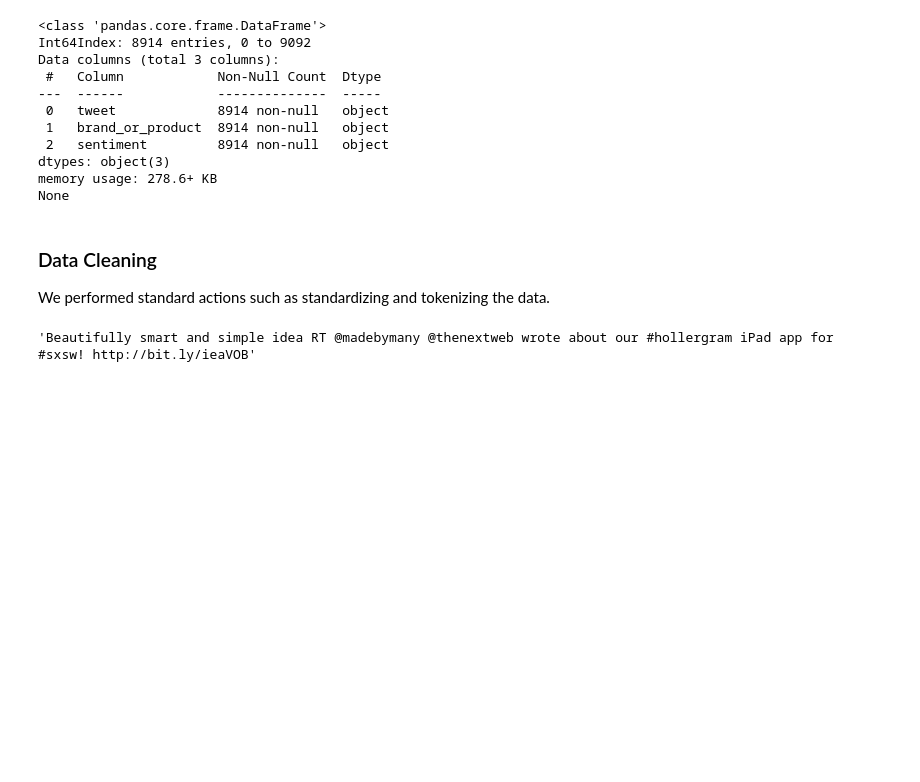
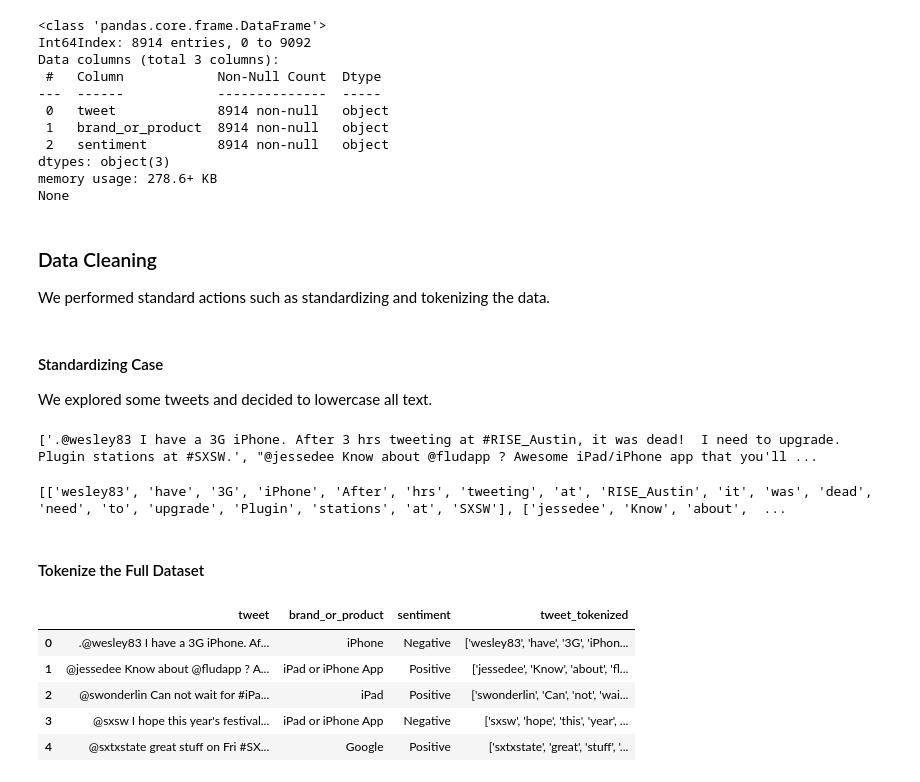
Before and after one commit to chrismiley87/tweet-project, a Jupyter notebook: notebook.ipynb, the cells around one changed output. Drawn from its saved outputs; the diff is of its cells as text; code cells hidden in the pictures; blank space fills up the shorter version.

```diff
--- a/notebook.ipynb
+++ b/notebook.ipynb
@@ -325,8 +330,37 @@ None
 ### Data Cleaning
 
 We performed standard actions such as standardizing and tokenizing the data.
-# %%
-windows_sample = df.iloc[7]["tweet"]
-windows_sample
-# %% [output]
-'Beautifully smart and simple idea RT @madebymany @thenextweb wrote about our #hollergram iPad app for #sxsw! http://bit.ly/ieaVOB'
+# %% [markdown]
+#### Standardizing Case
+
+We explored some tweets and decided to lowercase all text.
+# %%
+#look at examples of tweets to inspect for spelling
+print(df["tweet"].to_list()[:10])
+# %% [output]
+['.@wesley83 I have a 3G iPhone. After 3 hrs tweeting at #RISE_Austin, it was dead!  I need to upgrade. Plugin stations at #SXSW.', "@jessedee Know about @fludapp ? Awesome iPad/iPhone app that you'll ...
+# %%
+#create a tokenizer pattern to avoid unnecessary separate treatment of words
+basic_token_pattern = r"(?u)\b\w\w+\b"
+
+tokenizer = RegexpTokenizer(basic_token_pattern)
+
+tweets = df.loc[:5, "tweet"].tolist()  # Convert the slice to a list of strings
+tokenized_tweets = [tokenizer.tokenize(tweet) for tweet in tweets[:10]]  # Tokenize the first 10 tweets
+print(tokenized_tweets)
+# %% [output]
+[['wesley83', 'have', '3G', 'iPhone', 'After', 'hrs', 'tweeting', 'at', 'RISE_Austin', 'it', 'was', 'dead', 'need', 'to', 'upgrade', 'Plugin', 'stations', 'at', 'SXSW'], ['jessedee', 'Know', 'about',  ...
+# %% [markdown]
+#### Tokenize the Full Dataset
+# %%
+# Create new column with tokenized data
+df["tweet_tokenized"] = df["tweet"].apply(tokenizer.tokenize)
+# Display full text
+df.head().style.set_properties(**{'text-align': 'left'})
+# %% [output]
+|  | tweet | brand_or_product | sentiment | tweet_tokenized |
+| 0 | .@wesley83 I have a 3G iPhone. Af... | iPhone | Negative | ['wesley83', 'have', '3G', 'iPhon... |
+| 1 | @jessedee Know about @fludapp ? A... | iPad or iPhone App | Positive | ['jessedee', 'Know', 'about', 'fl... |
+| 2 | @swonderlin Can not wait for #iPa... | iPad | Positive | ['swonderlin', 'Can', 'not', 'wai... |
+| 3 | @sxsw I hope this year's festival... | iPad or iPhone App | Negative | ['sxsw', 'hope', 'this', 'year', ... |
+| 4 | @sxtxstate great stuff on Fri #SX... | Google | Positive | ['sxtxstate', 'great', 'stuff', '... |
```
Also changed, not shown: parts of 5 cells of this notebook.
